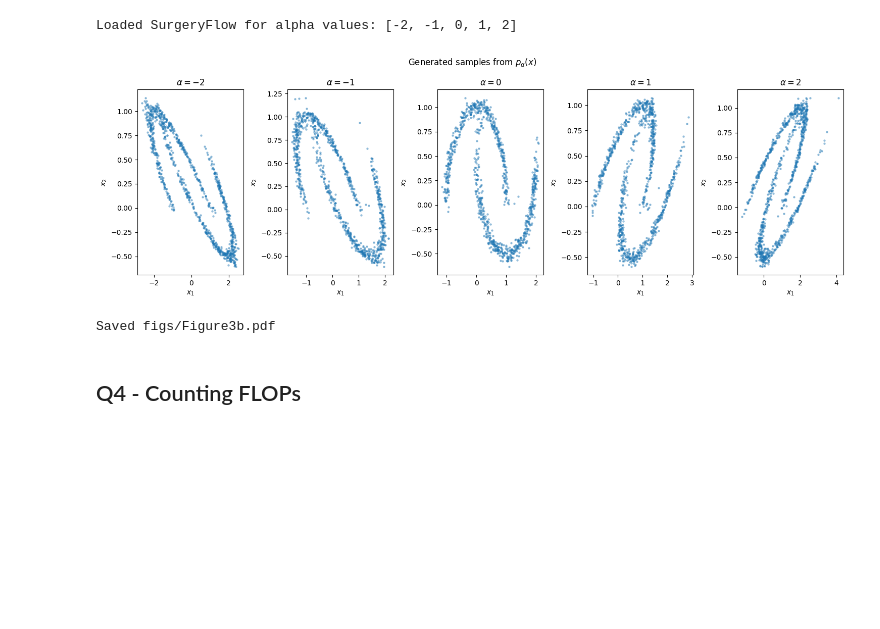
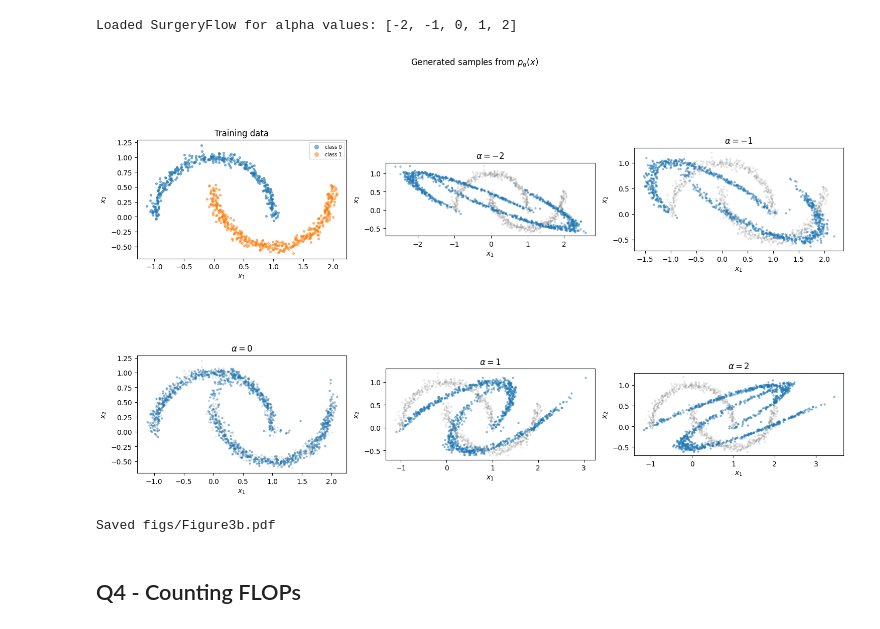
Before and after one commit to rowan-dauria/m2-coursework, a Jupyter notebook: coursework.ipynb, the cells around one changed output. Drawn from its saved outputs; the diff is of its cells as text; code cells hidden in the pictures; blank space fills up the shorter version.

Commit message:
add 2b, 3a and supplementary visualisations to the package

```diff
--- a/coursework.ipynb
+++ b/coursework.ipynb
@@ -350,12 +339,6 @@ for label, clip_norm, wd in ablation_configs:
     torch.manual_seed(SEED)
     model = Flow(dim=N_DIM, hidden=N_HIDDEN, n_layers=N_LAYERS)
 
-    # TODO Remove this if statement later
-    if clip_norm is not None:
-        early_stopping_patience = 5000
-    else:
-        early_stopping_patience = 1000
-
     result = train_flow(
         model, x_train, x_val,
         n_steps=N_FULL_STEPS,
@@ -363,7 +346,7 @@ for label, clip_norm, wd in ablation_configs:
         weight_decay=wd,
         grad_clip_norm=clip_norm,
         use_cosine_schedule=True,
-        early_stopping_patience=early_stopping_patience,
+        early_stopping_patience=2000,
         log_every=0,
     )
 
@@ -403,7 +386,5 @@ save_training_curves({
     "tiny_loss": tiny_losses,
     "full_loss": full_losses,
     "full_val_loss": full_val_losses,
-    "naive_loss": naive_losses,
-    "naive_val_loss": naive_val_losses,
 })
 # %% [output]
@@ -417,3 +398,22 @@ Final Val NLL:   0.4031
 Final Test NLL:  0.4780
 Saved checkpoint to checkpoints/flow_full.pt
 Saved training curves to logs/training_curves.json
+# %%
+# --- Diagnostic: generated samples vs training data ---
+with torch.no_grad():
+    flow_full.eval()
+    z = torch.randn(1000, N_DIM)
+    generated, _ = flow_full.forward(z)
+
+fig = samples_vs_data(generated, x_train, splits.train.labels)
+plt.show()
+
+# --- Intuitive metrics ---
+baseline_test_nll = gaussian_baseline_nll(x_train, x_test)
+bpd = final_test_nll / (N_DIM * np.log(2))
+baseline_bpd = baseline_test_nll / (N_DIM * np.log(2))
+improvement = (baseline_test_nll - final_test_nll) / baseline_test_nll * 100
+
+print(f"Test NLL:              {final_test_nll:.4f} nats  ({bpd:.4f} bits/dim)")
+print(f"Gaussian baseline:     {baseline_test_nll:.4f} nats  ({baseline_bpd:.4f} bits/dim)")
+print(f"Improvement over baseline: {improvement:.1f}%")
@@ -516,22 +501,12 @@ for a in alpha:
         x, _ = surgery_models[a].forward(z)
         samples[a] = x
 # %%
-fig, axes = plt.subplots(1, 5, figsize=(15, 5), sharex=False, sharey=False)
-
-for ax, a in zip(axes, alpha):
-    x_np = samples[a].numpy()
-    ax.scatter(x_np[:, 0], x_np[:, 1], s=5, alpha=0.4)
-    ax.set_title(f"$\\alpha = {a}$")
-    ax.set_xlabel("$x_1$")
-    ax.set_ylabel("$x_2$")
-
-fig.suptitle("Generated samples from $p_\\alpha(x)$")
-fig.tight_layout()
+fig = figure3b(samples, x_train, splits.train.labels)
 fig.savefig("figs/Figure3b.pdf", bbox_inches="tight")
 plt.show()
 print("Saved figs/Figure3b.pdf")
 # %% [output]
-[figure, old version]
+[figure, new version]
 Saved figs/Figure3b.pdf
 # %% [markdown]
 ## Q4 - Counting FLOPs
```
Also changed, not shown: parts of 7 cells of this notebook, 7 other files.
